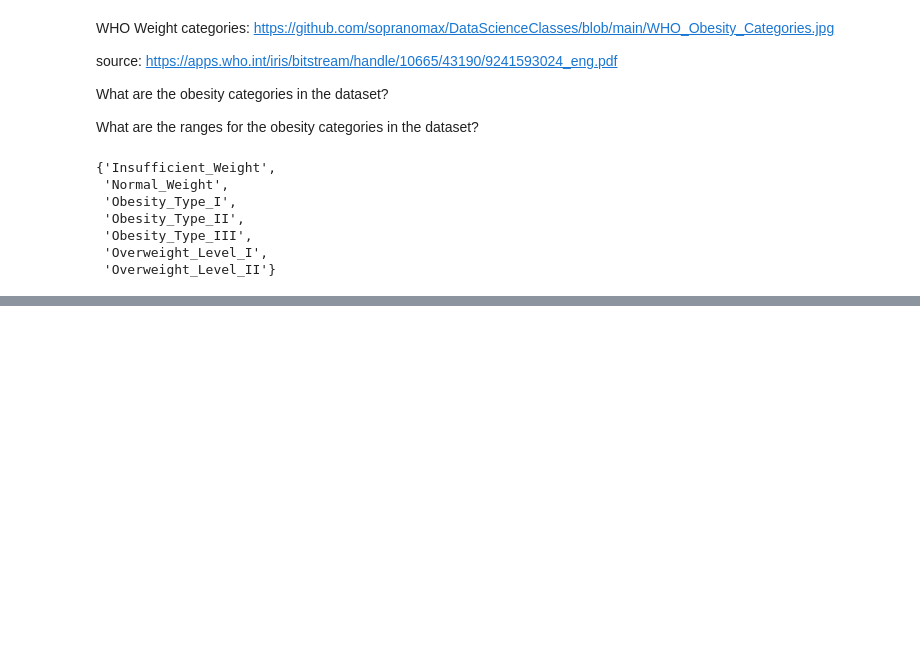
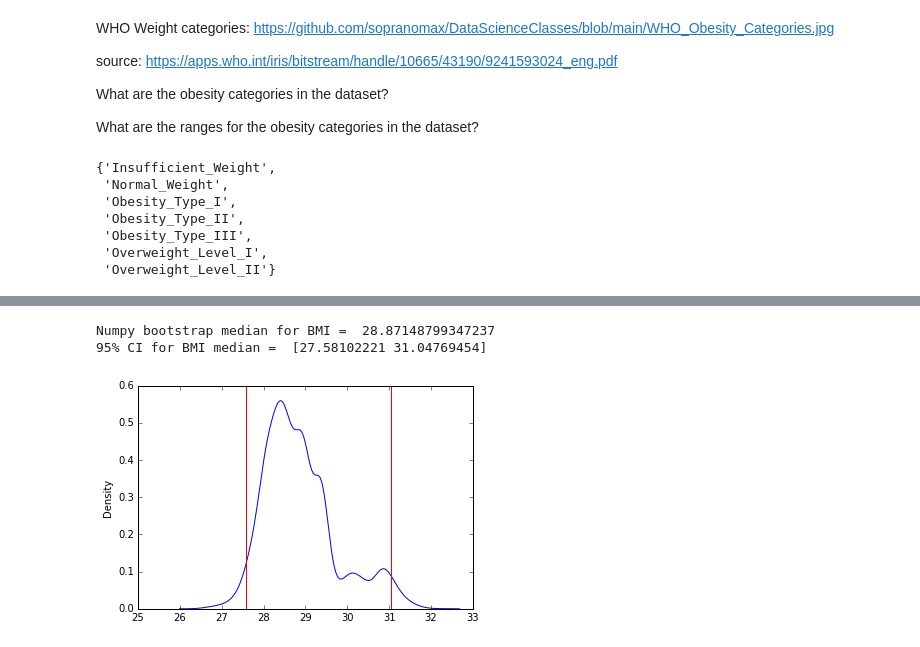
Before and after one commit to MCMacy/DataScienceClasses, a Jupyter notebook: Data201_Project1_Obesity.ipynb, the cells around one changed output, grey strips where cells are left out. Cells and saved outputs as stored; diff of their text form; code cells hidden in the pictures; blank space fills up the shorter version.

```diff
--- a/Data201_Project1_Obesity.ipynb
+++ b/Data201_Project1_Obesity.ipynb
@@ -107,0 +129,21 @@ o_ranges = np.array(o_cats, )
+# %%
+# initialize the sample list
+bmi_median_samples = []
+
+# perform bootstrap with numpy
+for i in range(5000):
+        boot_sample = np.random.choice(o_data['BMI'], n)
+        bmi_median_samples.append(np.median(boot_sample))
+
+print("Numpy bootstrap median for BMI = ", np.mean(bmi_median_samples))
+
+conf_int = np.percentile(bmi_median_samples, [2.5, 97.5])
+print("95% CI for BMI median = ", conf_int)
+
+sns.kdeplot(bmi_median_samples)
+for endpoint in conf_int:
+    plt.axvline(endpoint, color='red')
+# %% [output]
+Numpy bootstrap median for BMI =  28.87148799347237
+95% CI for BMI median =  [27.58102221 31.04769454]
+[figure, added]
```
Also changed, not shown: parts of 5 cells of this notebook.
